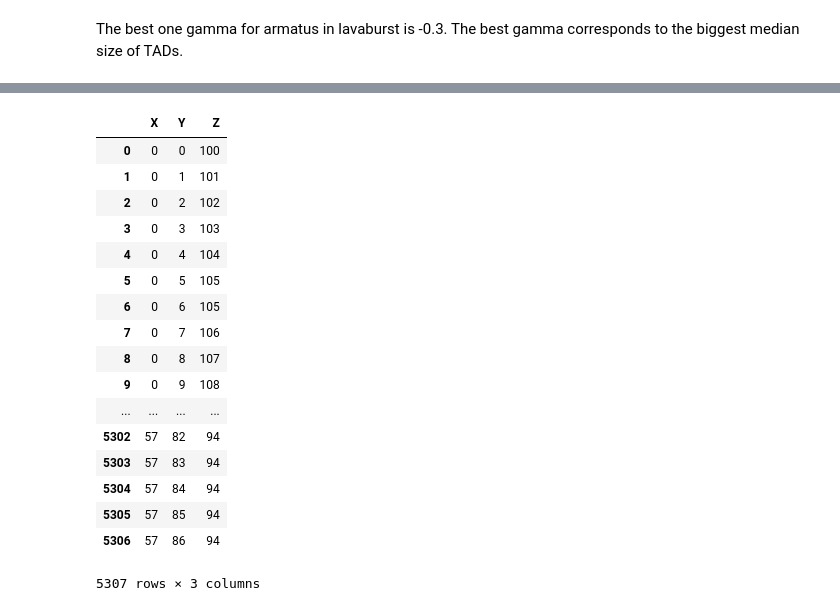
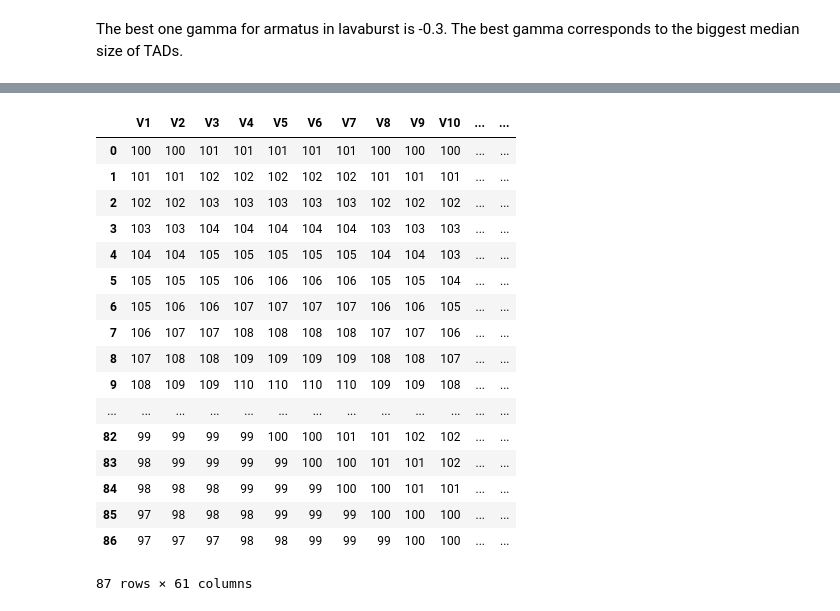
Before and after one commit to dmitrymyl/TADselect, a Jupyter notebook: sim_TADs/Analyze_sim_TADs.ipynb, the cells around one changed output, grey strips where cells are left out. Cells and saved outputs as stored; diff of their text form; code cells hidden in the pictures.

```diff
--- a/sim_TADs/Analyze_sim_TADs.ipynb
+++ b/sim_TADs/Analyze_sim_TADs.ipynb
@@ -604,21 +606,24 @@ plt.show()
-# %%
-df
-# %% [output]
-|  | X | Y | Z |
-| 0 | 0 | 0 | 100 |
-| 1 | 0 | 1 | 101 |
-| 2 | 0 | 2 | 102 |
-| 3 | 0 | 3 | 103 |
-| 4 | 0 | 4 | 104 |
-| 5 | 0 | 5 | 105 |
-| 6 | 0 | 6 | 105 |
-| 7 | 0 | 7 | 106 |
-| 8 | 0 | 8 | 107 |
-| 9 | 0 | 9 | 108 |
-| ... | ... | ... | ... |
-| 5302 | 57 | 82 | 94 |
-| 5303 | 57 | 83 | 94 |
-| 5304 | 57 | 84 | 94 |
-| 5305 | 57 | 85 | 94 |
-| 5306 | 57 | 86 | 94 |
-5307 rows × 3 columns
+# %%
+# Get the data (csv file is hosted on the web)
+url = 'https://python-graph-gallery.com/wp-content/uploads/volcano.csv'
+data = pd.read_csv(url)
+data
+# %% [output]
+|  | V1 | V2 | V3 | V4 | V5 | V6 | V7 | V8 | V9 | V10 | ... | ... |
+| 0 | 100 | 100 | 101 | 101 | 101 | 101 | 101 | 100 | 100 | 100 | ... | ... |
+| 1 | 101 | 101 | 102 | 102 | 102 | 102 | 102 | 101 | 101 | 101 | ... | ... |
+| 2 | 102 | 102 | 103 | 103 | 103 | 103 | 103 | 102 | 102 | 102 | ... | ... |
+| 3 | 103 | 103 | 104 | 104 | 104 | 104 | 104 | 103 | 103 | 103 | ... | ... |
+| 4 | 104 | 104 | 105 | 105 | 105 | 105 | 105 | 104 | 104 | 103 | ... | ... |
+| 5 | 105 | 105 | 105 | 106 | 106 | 106 | 106 | 105 | 105 | 104 | ... | ... |
+| 6 | 105 | 106 | 106 | 107 | 107 | 107 | 107 | 106 | 106 | 105 | ... | ... |
+| 7 | 106 | 107 | 107 | 108 | 108 | 108 | 108 | 107 | 107 | 106 | ... | ... |
+| 8 | 107 | 108 | 108 | 109 | 109 | 109 | 109 | 108 | 108 | 107 | ... | ... |
+| 9 | 108 | 109 | 109 | 110 | 110 | 110 | 110 | 109 | 109 | 108 | ... | ... |
+| ... | ... | ... | ... | ... | ... | ... | ... | ... | ... | ... | ... | ... |
+| 82 | 99 | 99 | 99 | 99 | 100 | 100 | 101 | 101 | 102 | 102 | ... | ... |
+| 83 | 98 | 99 | 99 | 99 | 99 | 100 | 100 | 101 | 101 | 102 | ... | ... |
+| 84 | 98 | 98 | 98 | 99 | 99 | 99 | 100 | 100 | 101 | 101 | ... | ... |
+| 85 | 97 | 98 | 98 | 98 | 99 | 99 | 99 | 100 | 100 | 100 | ... | ... |
+| 86 | 97 | 97 | 97 | 98 | 98 | 99 | 99 | 99 | 100 | 100 | ... | ... |
+87 rows × 61 columns
```
Also changed, not shown: parts of 14 cells of this notebook, 1 other file.
